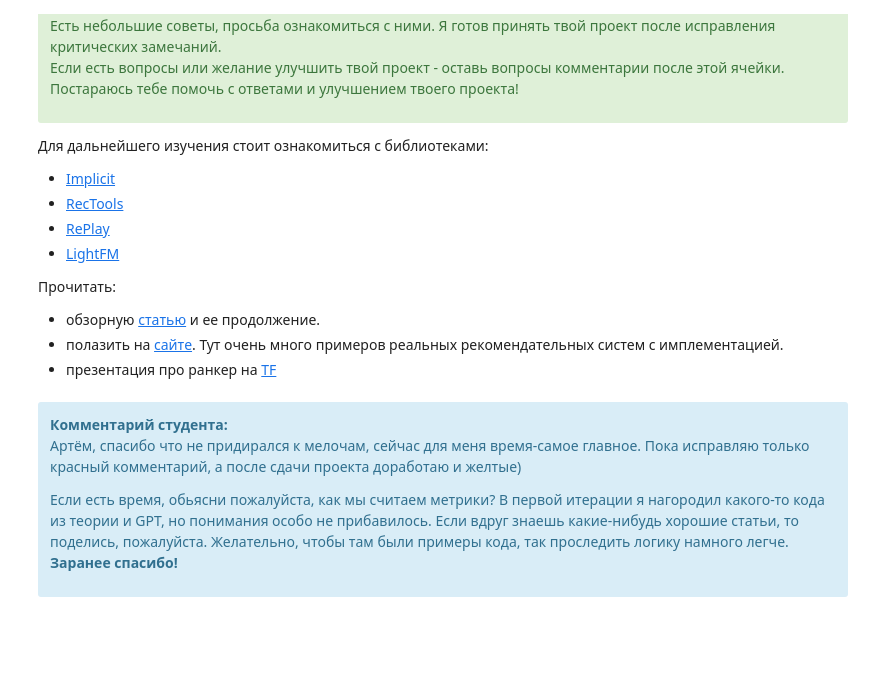
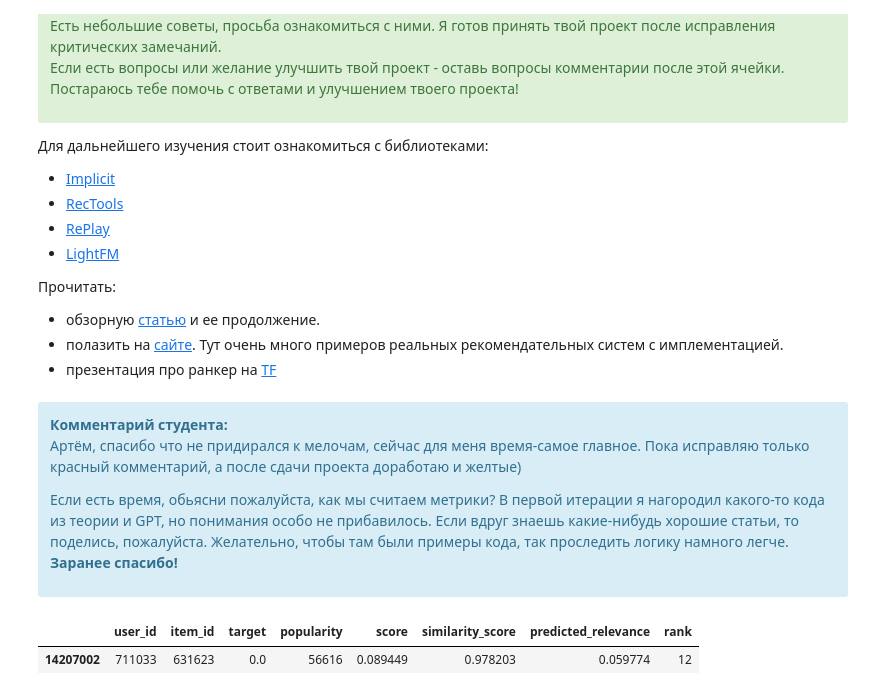
Before and after one commit to Krestom/mle-project-sprint-4-v001, a Jupyter notebook: 1-st_rewiev.ipynb, the cells around one changed output. Drawn from its saved outputs; the diff is of its cells as text; code cells hidden in the pictures; blank space fills up the shorter version.

```diff
--- a/1-st_rewiev.ipynb
+++ b/1-st_rewiev.ipynb
@@ -1124,3 +1124,9 @@ Novelty (по взаимодействиям): 0.87
 
 Если есть время, обьясни пожалуйста, как мы считаем метрики? В первой итерации я нагородил какого-то кода из теории и GPT, но понимания особо не  прибавилось. Если вдруг знаешь какие-нибудь хорошие статьи, то поделись, пожалуйста. Желательно, чтобы там были примеры кода, так проследить логику намного легче. <b>Заранее спасибо!</b>
 </div>
+# %%
+recommendations = pd.read_parquet('recommendations.parquet')
+# %%
+# 3. Проставляем ранги рекомендаций для каждого пользователя
+recommendations = recommendations.sort_values(by=["user_id", "predicted_relevance"], ascending=[True, False])
+recommendations["rank"] = recommendations.groupby("user_id").cumcount() + 1
@@ -1126,0 +1135,5 @@ Novelty (по взаимодействиям): 0.87
+# %%
+recommendations.sample(1)
+# %% [output]
+|  | user_id | item_id | target | popularity | score | similarity_score | predicted_relevance | rank |
+| 14207002 | 711033 | 631623 | 0.0 | 56616 | 0.089449 | 0.978203 | 0.059774 | 12 |
```
Also changed, not shown: parts of 1 cell of this notebook, 6 other files.
